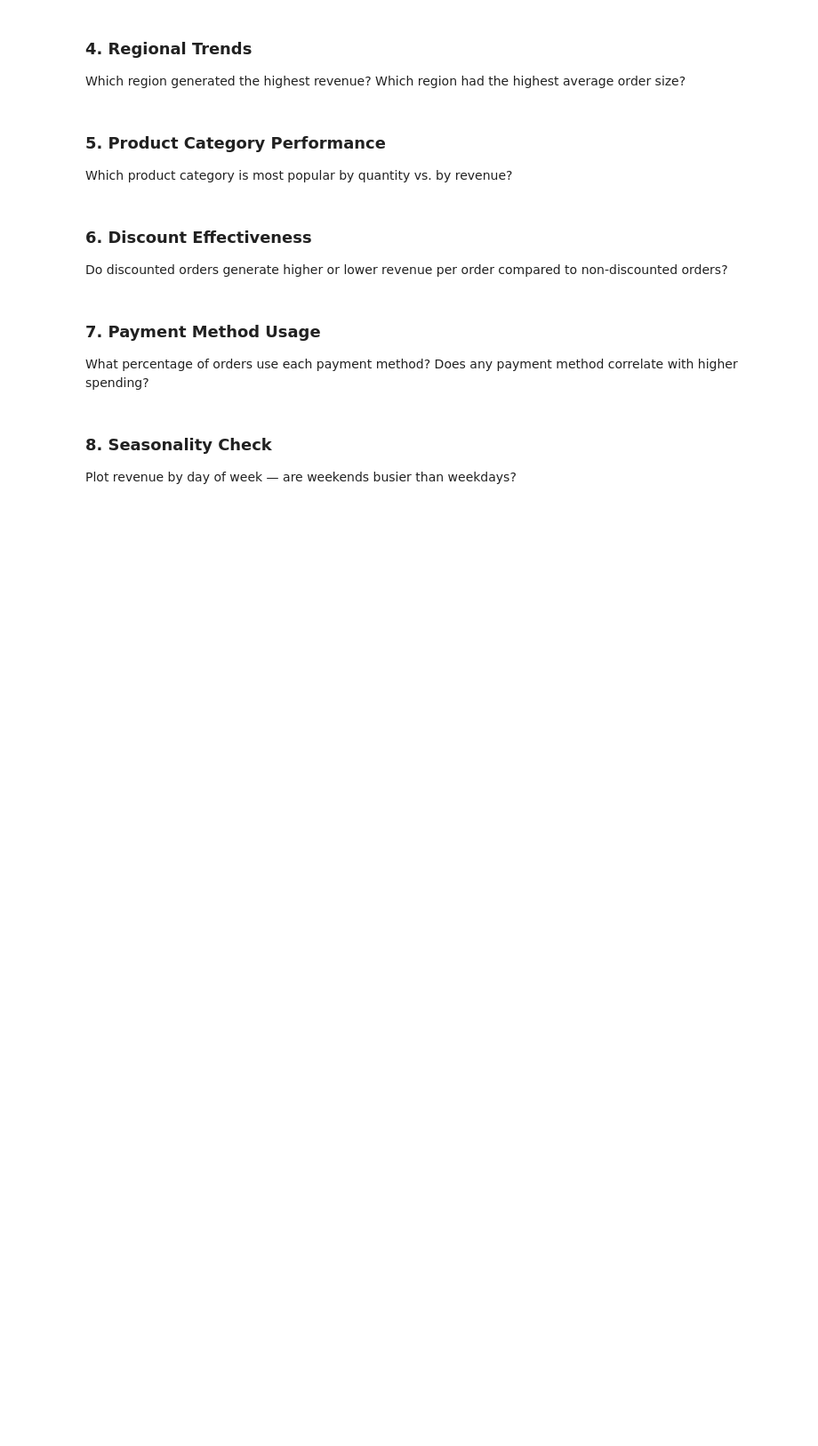
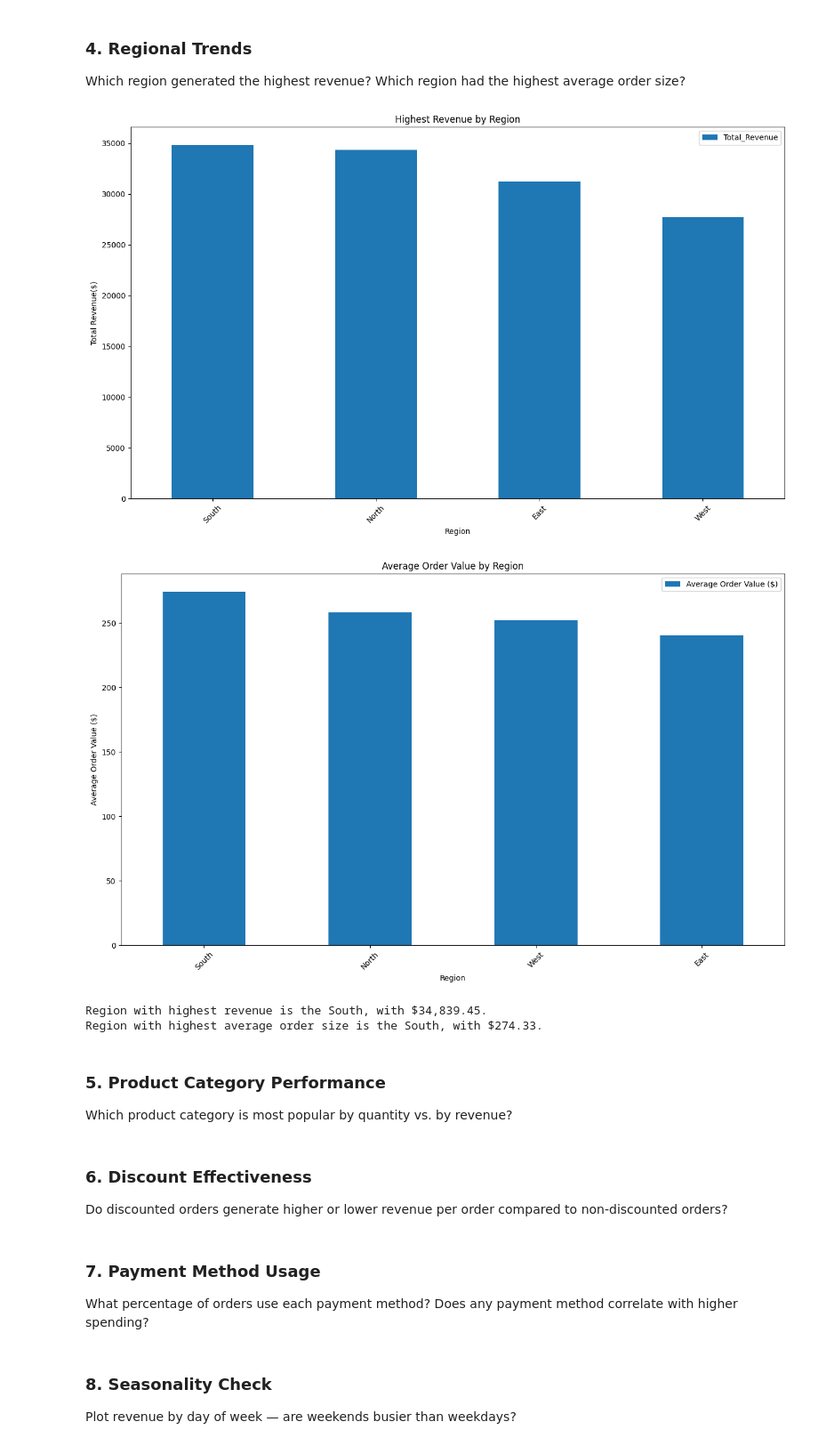
Before and after one commit to mmorcos434/ds-fall-2025-fri-1230, a Jupyter notebook: Week-06-Business-Stats-Analytics/homeworks/Penny-Wang-Exercise-Week_06.ipynb, the cells around one changed output. Shown at 89% size. Drawn from its saved outputs; the diff is of its cells as text; code cells hidden in the pictures; blank space fills up the shorter version.

```diff
--- a/Week-06-Business-Stats-Analytics/homeworks/Penny-Wang-Exercise-Week_06.ipynb
+++ b/Week-06-Business-Stats-Analytics/homeworks/Penny-Wang-Exercise-Week_06.ipynb
@@ -247,6 +284,47 @@ Which customer segment (Student, Professional, Senior) spends the most on averag
 Which region generated the highest revenue? Which region had the highest average order size?
 # %%
 # Your code here
+
+regional_trends = df.groupby('region').agg(
+    Total_Revenue=('revenue', 'sum'),
+    Total_Orders=('order_id', 'count')
+).reset_index()
+
+regional_trends['Average Order Value ($)'] = regional_trends['Total_Revenue'] / regional_trends['Total_Orders']
+
+regional_trends_sorted_revenue = regional_trends.sort_values(by='Total_Revenue', ascending=False)
+regional_trends_sorted_avgval = regional_trends.sort_values(by='Average Order Value ($)', ascending=False)
+
+# Identify the leading regions
+highest_revenue_region = regional_trends_sorted_revenue.iloc[0]['region']
+highest_aov_region = regional_trends_sorted_avgval.iloc[0]['region']
+
+# visualization 1 (highest revenue) - bar chart
+regional_trends_sorted_revenue.plot(kind="bar", x="region", y="Total_Revenue",
+                    figsize=(13,8), title="Highest Revenue by Region")
+plt.xlabel("Region")
+plt.ylabel("Total Revenue($)")
+plt.xticks(rotation=45)
+plt.tight_layout()
+plt.show()
+
+# visualization 2 (highest average order size) - bar chart
+regional_trends_sorted_avgval.plot(kind="bar", x="region", y="Average Order Value ($)",
+                    figsize=(13,8), title="Average Order Value by Region")
+plt.xlabel("Region")
+plt.ylabel("Average Order Value ($)")
+plt.xticks(rotation=45)
+plt.tight_layout()
+plt.show()
+
+# Answer to Q4
+print(f"Region with highest revenue is the {highest_revenue_region}, with ${regional_trends_sorted_revenue.iloc[0]['Total_Revenue']:,.2f}.")
+print(f"Region with highest average order size is the {highest_aov_region}, with ${regional_trends_sorted_avgval.iloc[0]['Average Order Value ($)']:.2f}.")
+# %% [output]
+[figure, added]
+[figure, added]
+Region with highest revenue is the South, with $34,839.45.
+Region with highest average order size is the South, with $274.33.
 # %% [markdown]
 ### 5. Product Category Performance
 Which product category is most popular by quantity vs. by revenue?
```
Also changed, not shown: parts of 2 cells of this notebook.
